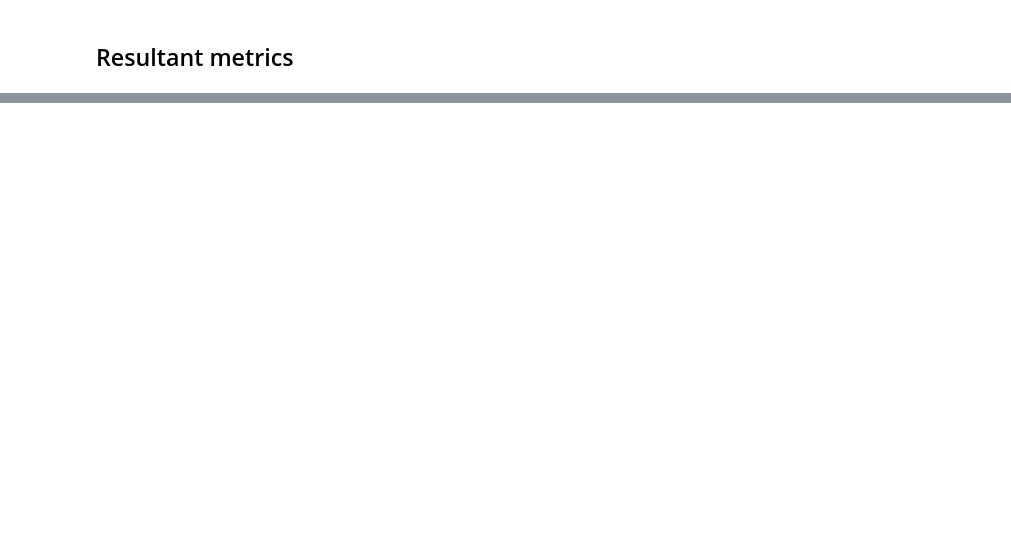
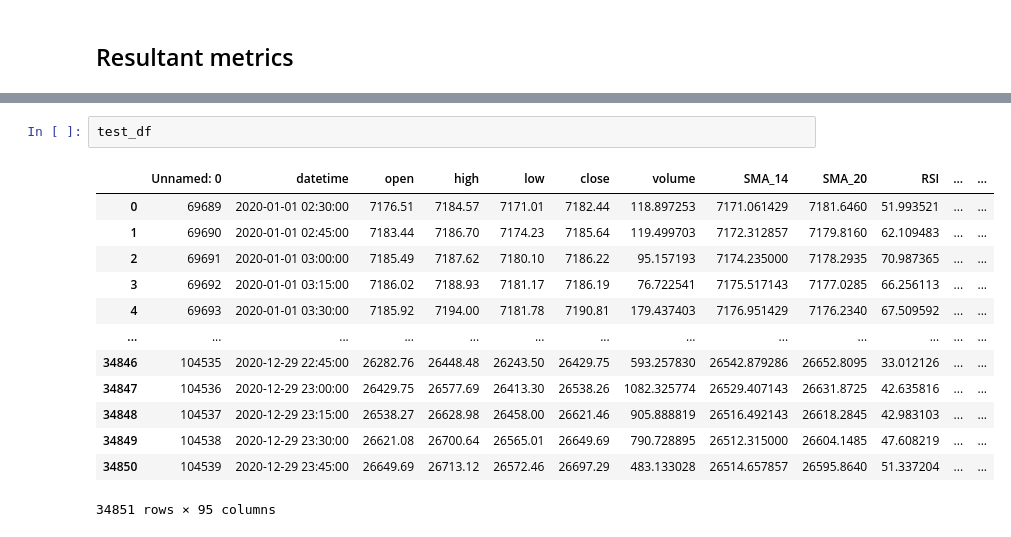
Before and after one commit to AI-ApeX-DeV/DTG, a Jupyter notebook: IIT.ipynb, the cells around one changed output, grey strips where cells are left out. Saved outputs shown, nothing was run; the diff lists cells and outputs as text; blank space fills up the shorter version.

```diff
--- a/IIT.ipynb
+++ b/IIT.ipynb
@@ -549,0 +861,16 @@ print(f"Final Balances: USDT {balance_usdt}, BTC {balance_btc}")
+# %%
+test_df
+# %% [output]
+|  | Unnamed: 0 | datetime | open | high | low | close | volume | SMA_14 | SMA_20 | RSI | ... | ... |
+| 0 | 69689 | 2020-01-01 02:30:00 | 7176.51 | 7184.57 | 7171.01 | 7182.44 | 118.897253 | 7171.061429 | 7181.6460 | 51.993521 | ... | ... |
+| 1 | 69690 | 2020-01-01 02:45:00 | 7183.44 | 7186.70 | 7174.23 | 7185.64 | 119.499703 | 7172.312857 | 7179.8160 | 62.109483 | ... | ... |
+| 2 | 69691 | 2020-01-01 03:00:00 | 7185.49 | 7187.62 | 7180.10 | 7186.22 | 95.157193 | 7174.235000 | 7178.2935 | 70.987365 | ... | ... |
+| 3 | 69692 | 2020-01-01 03:15:00 | 7186.02 | 7188.93 | 7181.17 | 7186.19 | 76.722541 | 7175.517143 | 7177.0285 | 66.256113 | ... | ... |
+| 4 | 69693 | 2020-01-01 03:30:00 | 7185.92 | 7194.00 | 7181.78 | 7190.81 | 179.437403 | 7176.951429 | 7176.2340 | 67.509592 | ... | ... |
+| ... | ... | ... | ... | ... | ... | ... | ... | ... | ... | ... | ... | ... |
+| 34846 | 104535 | 2020-12-29 22:45:00 | 26282.76 | 26448.48 | 26243.50 | 26429.75 | 593.257830 | 26542.879286 | 26652.8095 | 33.012126 | ... | ... |
+| 34847 | 104536 | 2020-12-29 23:00:00 | 26429.75 | 26577.69 | 26413.30 | 26538.26 | 1082.325774 | 26529.407143 | 26631.8725 | 42.635816 | ... | ... |
+| 34848 | 104537 | 2020-12-29 23:15:00 | 26538.27 | 26628.98 | 26458.00 | 26621.46 | 905.888819 | 26516.492143 | 26618.2845 | 42.983103 | ... | ... |
+| 34849 | 104538 | 2020-12-29 23:30:00 | 26621.08 | 26700.64 | 26565.01 | 26649.69 | 790.728895 | 26512.315000 | 26604.1485 | 47.608219 | ... | ... |
+| 34850 | 104539 | 2020-12-29 23:45:00 | 26649.69 | 26713.12 | 26572.46 | 26697.29 | 483.133028 | 26514.657857 | 26595.8640 | 51.337204 | ... | ... |
+34851 rows × 95 columns
```
Also changed, not shown: parts of 8 cells of this notebook, 1 other file.
